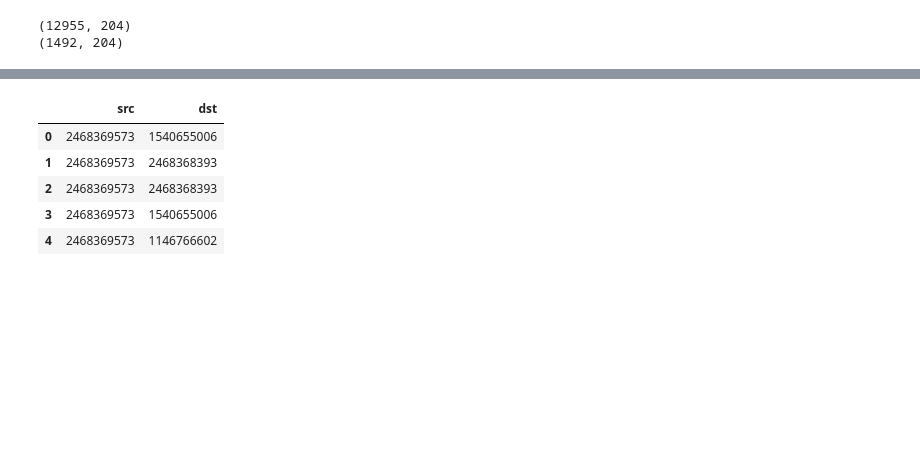
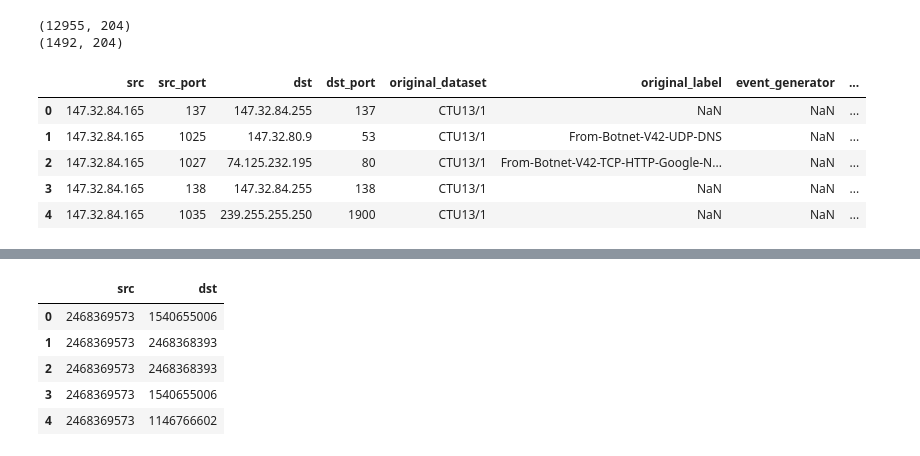
Before and after one commit to recluse27/MyProjects, a Jupyter notebook: coursework_final.ipynb, the cells around one changed output, grey strips where cells are left out. Saved outputs shown, nothing was run; the diff lists cells and outputs as text; code cells hidden in the pictures; blank space fills up the shorter version.

```diff
--- a/coursework_final.ipynb
+++ b/coursework_final.ipynb
@@ -14,3 +18,12 @@ print(datat.shape)
 # %% [output]
 (12955, 204)
 (1492, 204)
+# %%
+data.head()
+# %% [output]
+|  | src | src_port | dst | dst_port | original_dataset | original_label | event_generator | ... |
+| 0 | 147.32.84.165 | 137 | 147.32.84.255 | 137 | CTU13/1 | NaN | NaN | ... |
+| 1 | 147.32.84.165 | 1025 | 147.32.80.9 | 53 | CTU13/1 | From-Botnet-V42-UDP-DNS | NaN | ... |
+| 2 | 147.32.84.165 | 1027 | 74.125.232.195 | 80 | CTU13/1 | From-Botnet-V42-TCP-HTTP-Google-N... | NaN | ... |
+| 3 | 147.32.84.165 | 138 | 147.32.84.255 | 138 | CTU13/1 | NaN | NaN | ... |
+| 4 | 147.32.84.165 | 1035 | 239.255.255.250 | 1900 | CTU13/1 | NaN | NaN | ... |
```
Also changed, not shown: parts of 34 cells of this notebook.
